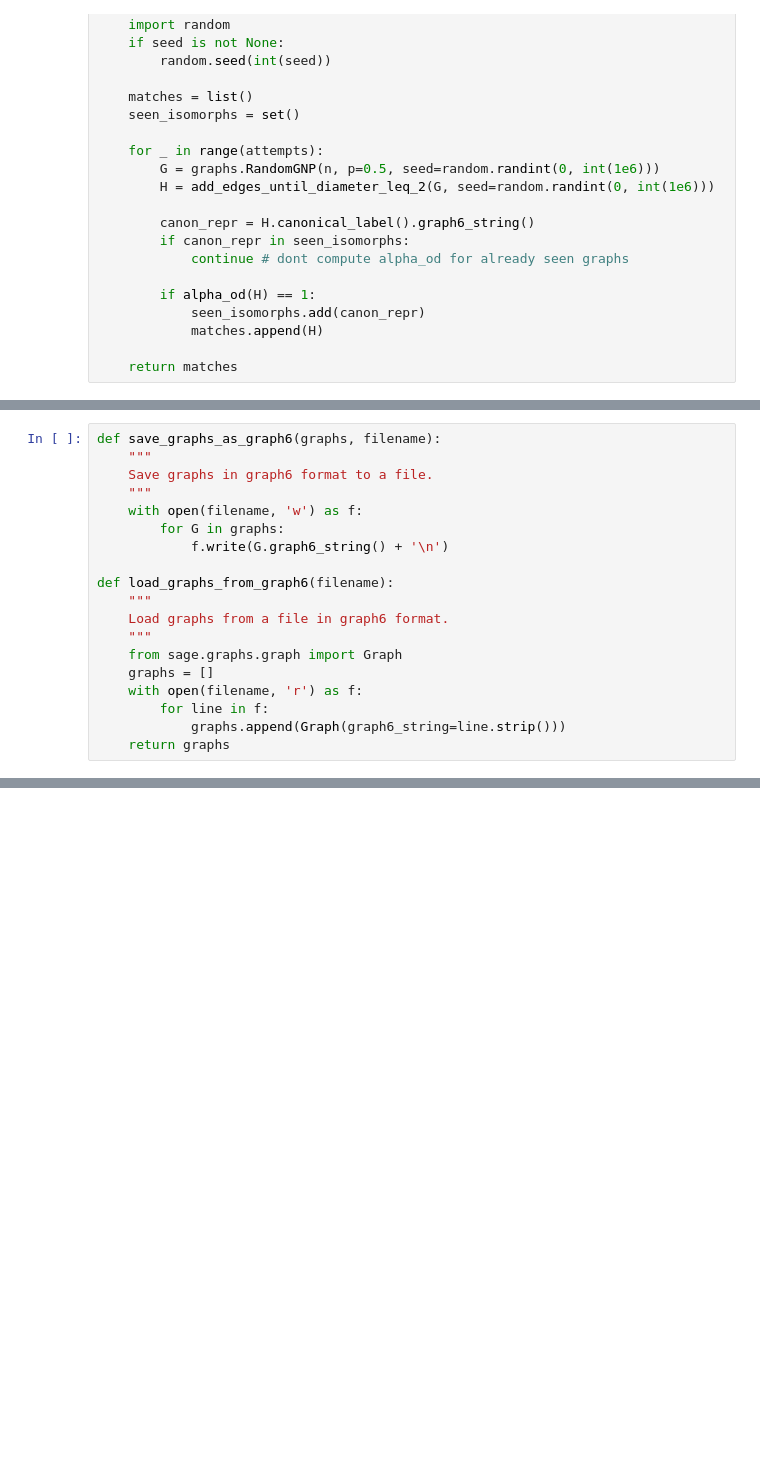
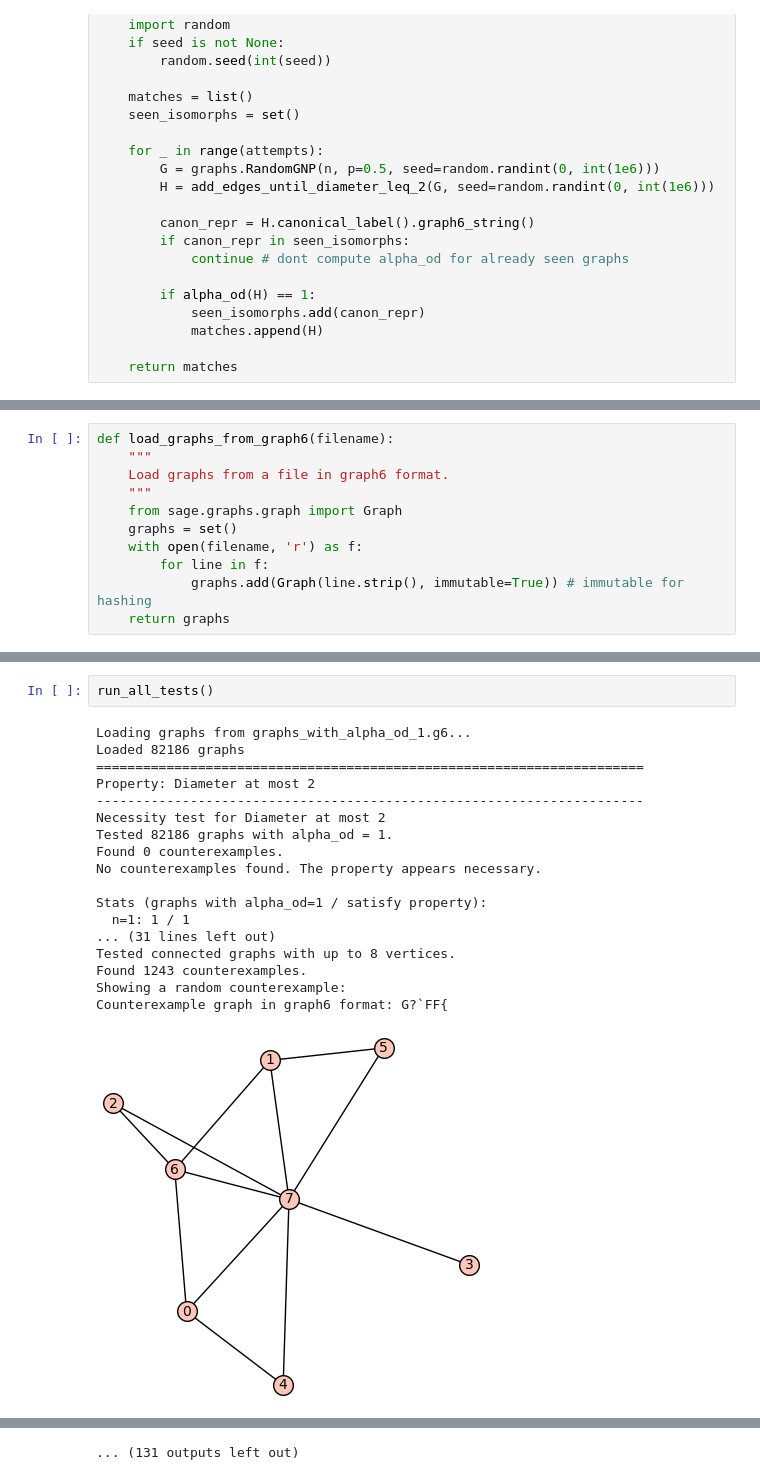
Before and after one commit to tilenzabkar/fp-projekt, a Jupyter notebook: main.ipynb, the cells around one changed output, grey strips where cells are left out. Drawn from its saved outputs; the diff is of its cells as text; blank space fills up the shorter version.

Commit message:
finish tests

```diff
--- a/main.ipynb
+++ b/main.ipynb
@@ -273,20 +269,12 @@ Nazadnje bomo definirali funkcijo, ki shrani vse grafe v graph6 formatu v datote
 # %%
-def save_graphs_as_graph6(graphs, filename):
-    """
-    Save graphs in graph6 format to a file.
-    """
-    with open(filename, 'w') as f:
-        for G in graphs:
-            f.write(G.graph6_string() + '\n')
-
 def load_graphs_from_graph6(filename):
     """
     Load graphs from a file in graph6 format.
     """
     from sage.graphs.graph import Graph
-    graphs = []
+    graphs = set()
     with open(filename, 'r') as f:
         for line in f:
-            graphs.append(Graph(graph6_string=line.strip()))
+            graphs.add(Graph(line.strip(), immutable=True)) # immutable for hashing
     return graphs
 # %% [markdown]
@@ -324,0 +863,21 @@ def counterexamples_sufficiency(prop, graphs_with_alpha_so_1):
+# %%
+run_all_tests()
+# %% [output]
+Loading graphs from graphs_with_alpha_od_1.g6...
+Loaded 82186 graphs
+======================================================================
+Property: Diameter at most 2
+----------------------------------------------------------------------
+Necessity test for Diameter at most 2
+Tested 82186 graphs with alpha_od = 1.
+Found 0 counterexamples.
+No counterexamples found. The property appears necessary.
+
+Stats (graphs with alpha_od=1 / satisfy property):
+  n=1: 1 / 1
+... (31 lines left out)
+Tested connected graphs with up to 8 vertices.
+Found 1243 counterexamples.
+Showing a random counterexample:
+Counterexample graph in graph6 format: G?`FF{
+[figure, added]
@@ -324,0 +977 @@ def counterexamples_sufficiency(prop, graphs_with_alpha_so_1):
+... (131 outputs left out)
```
Also changed, not shown: parts of 13 cells of this notebook, 2 other files.
